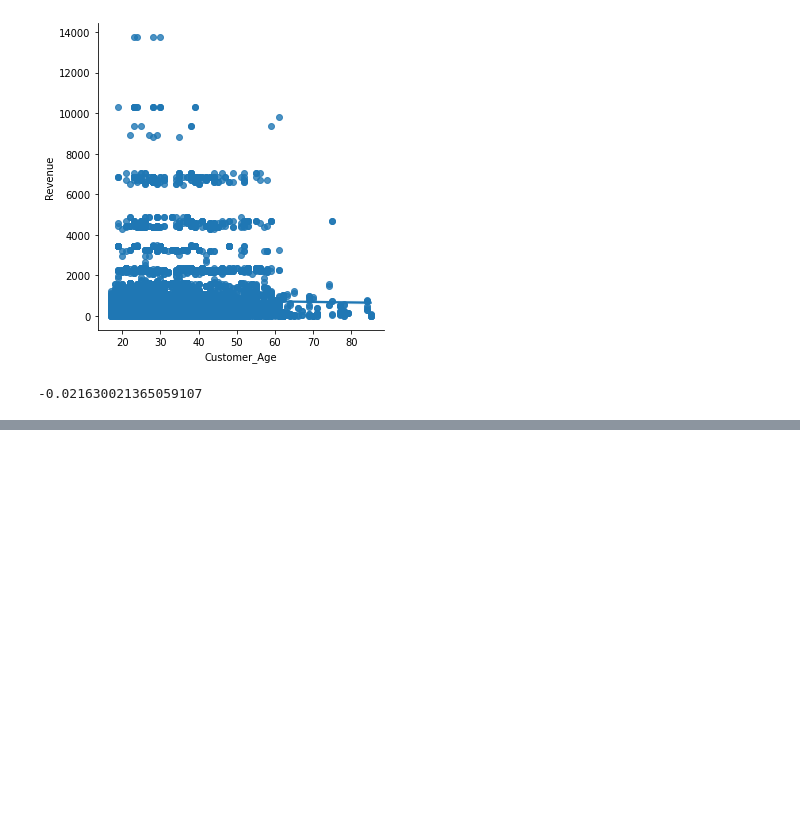
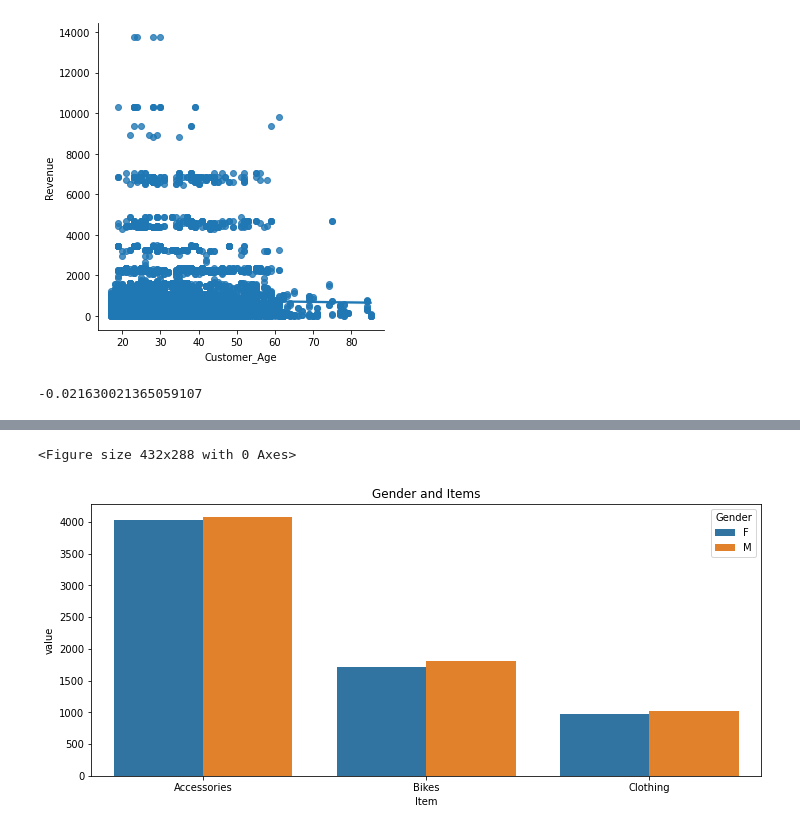
Before and after one commit to juanm05/UK-Bike-Store, a Jupyter notebook: main.ipynb, the cells around one changed output, grey strips where cells are left out. Drawn from its saved outputs; the diff is of its cells as text; code cells hidden in the pictures; blank space fills up the shorter version.

```diff
--- a/main.ipynb
+++ b/main.ipynb
@@ -128,0 +195,9 @@ print(corr)
+# %%
+plt.clf()
+plt.figure(figsize=(12, 5))
+sns.barplot(data = df_category_gender, x = "Item", y = "value", hue = "Gender")
+plt.title("Gender and Items")
+plt.show()
+# %% [output]
+<Figure size 432x288 with 0 Axes>
+[figure, added]
```
Also changed, not shown: parts of 23 cells of this notebook.
